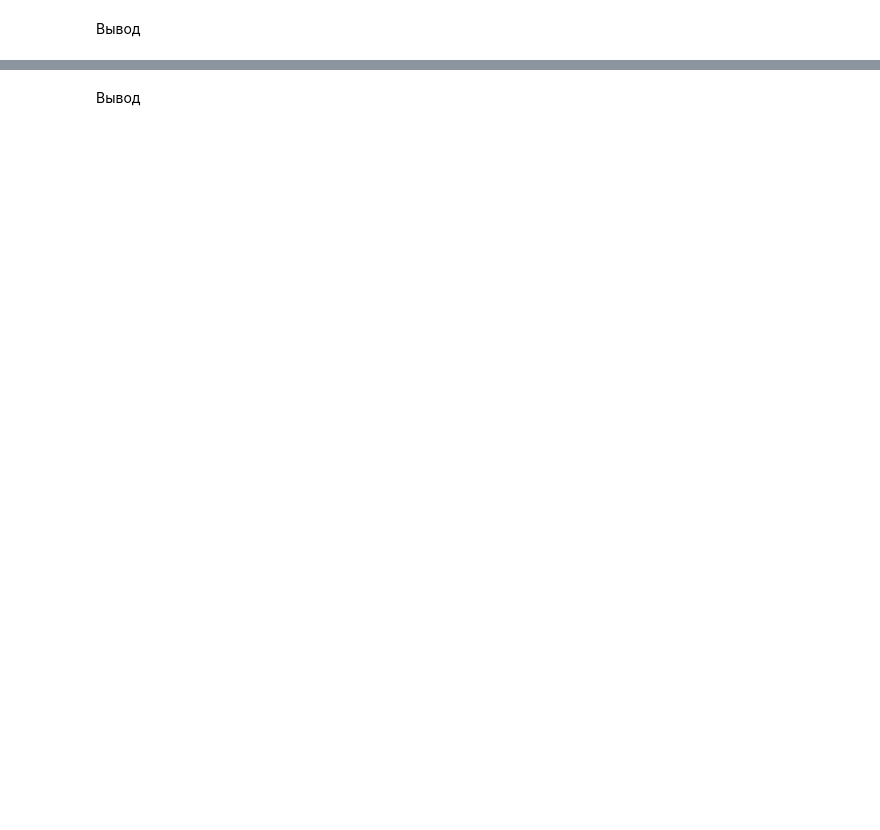
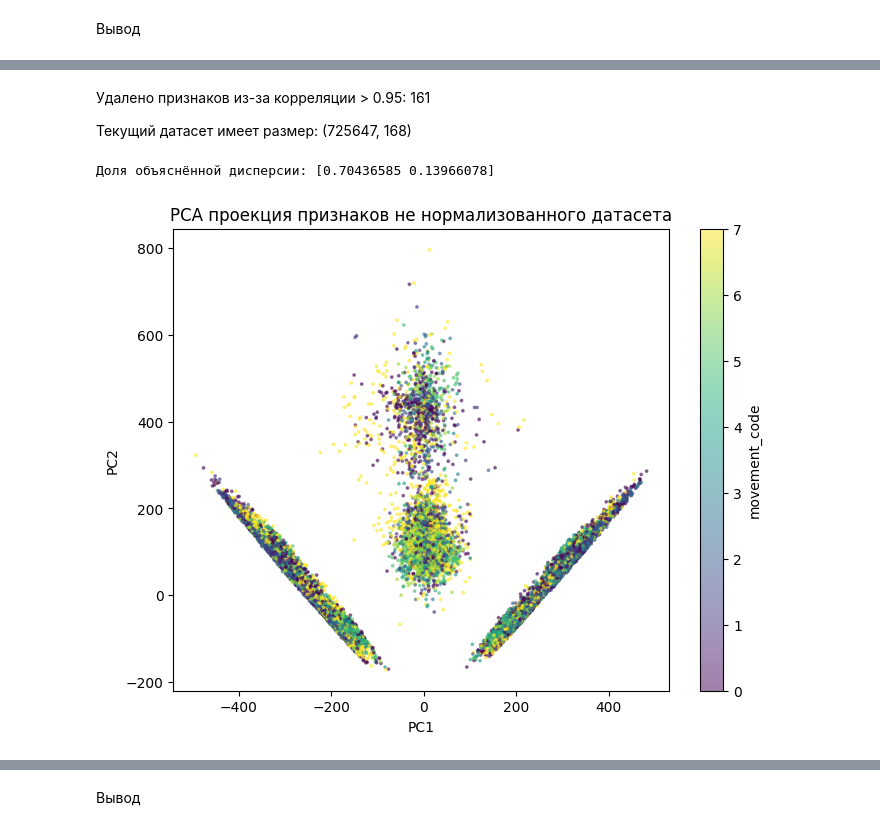
Before and after one commit to MaGmYmS/prequet_dataset_hand_washing_movemets, a Jupyter notebook: Classification_hand_washing_movements_step_2.ipynb, the cells around one changed output, grey strips where cells are left out. Cells and saved outputs as stored; diff of their text form; code cells hidden in the pictures; blank space fills up the shorter version.

```diff
--- a/Classification_hand_washing_movements_step_2.ipynb
+++ b/Classification_hand_washing_movements_step_2.ipynb
@@ -696,0 +1014,47 @@ plt.show()
+# %% [markdown]
+Удалено признаков из-за корреляции > 0.95: 161
+
+Текущий датасет имеет размер: (725647, 168)
+# %%
+# Отделяем X и y
+X = df_reduced.drop(columns=["movement_code", "dataset", "video", "frame_time", "annotator"])
+y = df_reduced["movement_code"]
+
+# Подвыборка для визуализации
+X_vis, _, y_vis, _ = train_test_split(
+    X, y,
+    train_size=50_000,
+    stratify=y,
+    random_state=42
+)
+
+scaler = StandardScaler()
+X_scaled = scaler.fit_transform(X_vis)
+# %%
+def plot_pca(X_vis, y_vis, normalized=False):
+    pca = PCA(n_components=2, random_state=42)
+    X_pca = pca.fit_transform(X_vis)
+
+    print("Доля объяснённой дисперсии:", pca.explained_variance_ratio_)
+
+    plt.figure(figsize=(8, 6))
+    scatter = plt.scatter(
+        X_pca[:, 0],
+        X_pca[:, 1],
+        c=y_vis,
+        s=3,
+        alpha=0.5
+    )
+    plt.xlabel("PC1")
+    plt.ylabel("PC2")
+    if normalized:
+        plt.title("PCA проекция признаков нормализованного датасета")
+    else:
+        plt.title("PCA проекция признаков не нормализованного датасета")
+    plt.colorbar(scatter, label="movement_code")
+    plt.show()
+
+plot_pca(X_vis, y_vis, normalized=False)
+# %% [output]
+Доля объяснённой дисперсии: [0.70436585 0.13966078]
+[figure, added]
```
Also changed, not shown: parts of 43 cells of this notebook, 2 other files.
